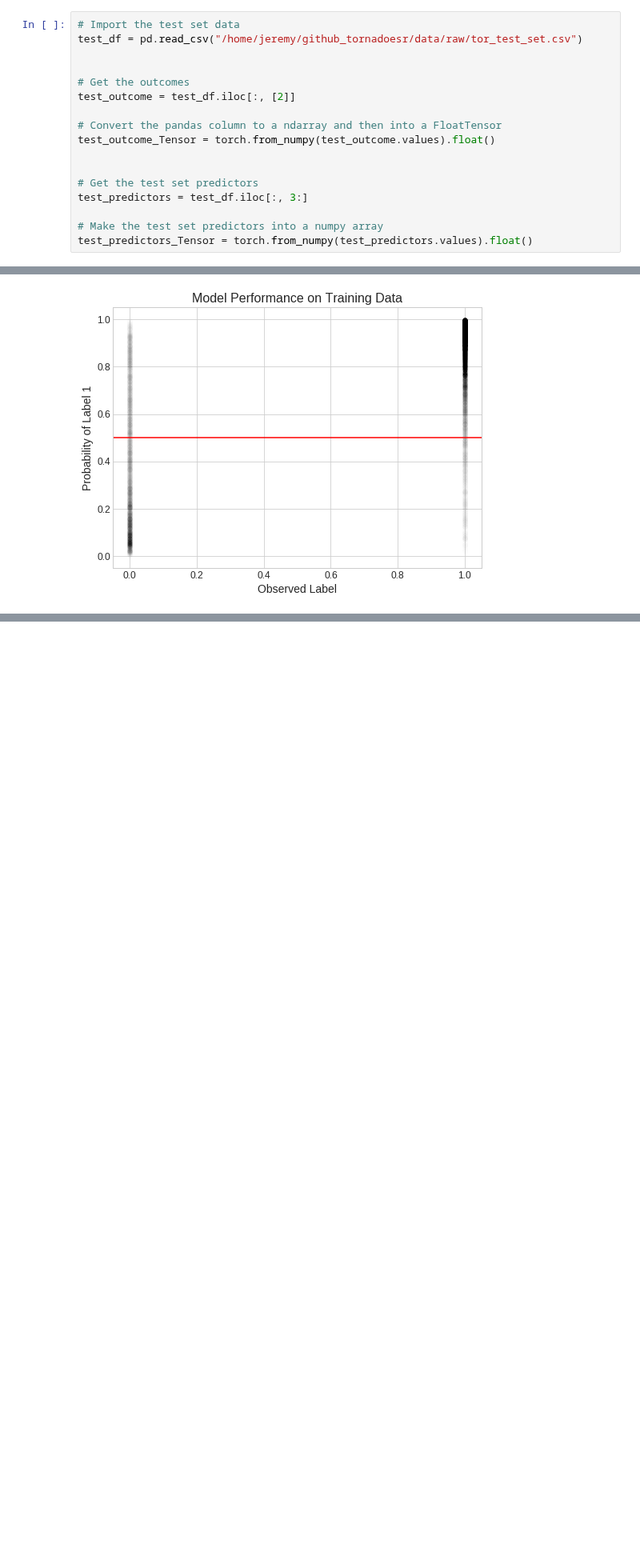
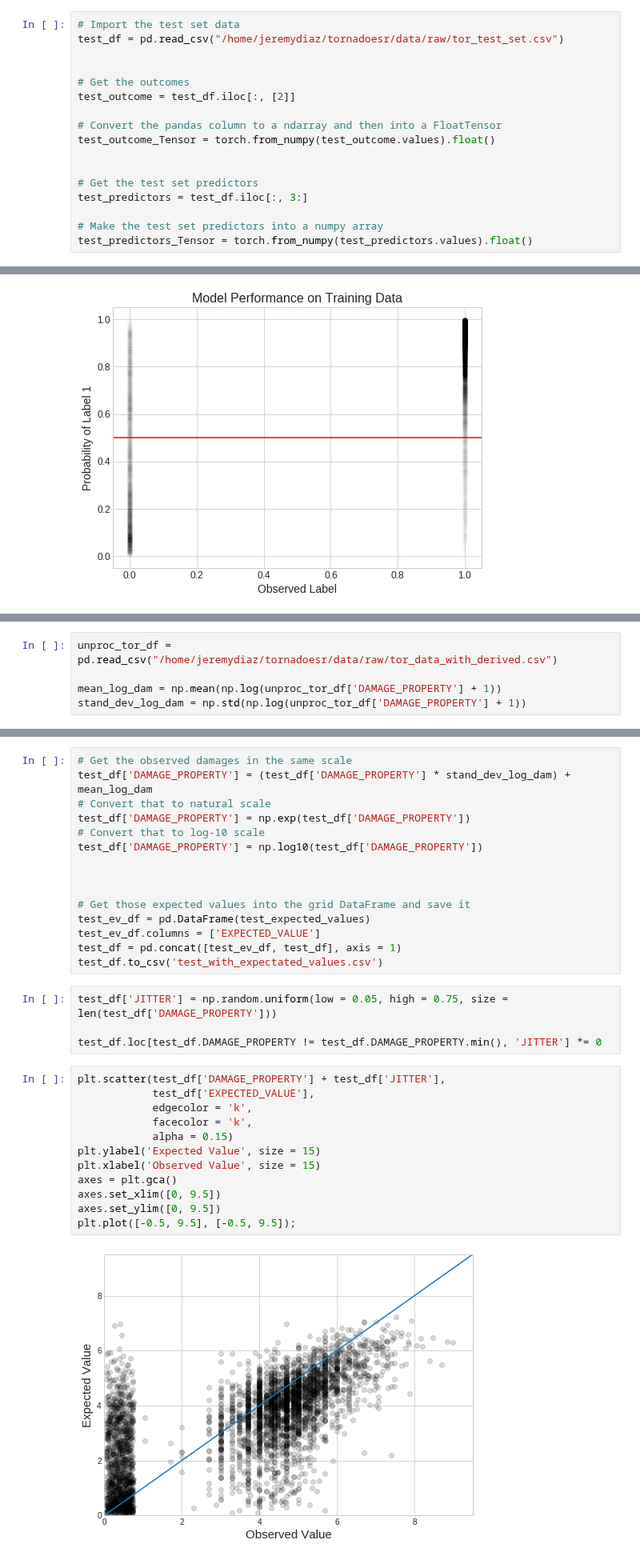
Before and after one commit to jdiaz4302/tornadoesr, a Jupyter notebook: Complete_Workflow/28_get_grid_pred.ipynb, the cells around one changed output, grey strips where cells are left out. Shown at 80% size. Drawn from its saved outputs; the diff is of its cells as text; blank space fills up the shorter version.

```diff
--- a/Complete_Workflow/28_get_grid_pred.ipynb
+++ b/Complete_Workflow/28_get_grid_pred.ipynb
@@ -501,7 +501,7 @@ cv_predictors = cv_df.iloc[:, 3:]
 cv_predictors_Tensor = torch.from_numpy(cv_predictors.values).float()
 # %%
 # Import the test set data
-test_df = pd.read_csv("/home/jeremy/github_tornadoesr/data/raw/tor_test_set.csv")
+test_df = pd.read_csv("/home/jeremydiaz/tornadoesr/data/raw/tor_test_set.csv")
 
 
 # Get the outcomes
@@ -646,0 +651,5 @@ axes.set_ylim([0, 1]);
+# %%
+unproc_tor_df = pd.read_csv("/home/jeremydiaz/tornadoesr/data/raw/tor_data_with_derived.csv")
+
+mean_log_dam = np.mean(np.log(unproc_tor_df['DAMAGE_PROPERTY'] + 1))
+stand_dev_log_dam = np.std(np.log(unproc_tor_df['DAMAGE_PROPERTY'] + 1))
@@ -646,0 +687,33 @@ axes.set_ylim([0, 1]);
+# %%
+# Get the observed damages in the same scale
+test_df['DAMAGE_PROPERTY'] = (test_df['DAMAGE_PROPERTY'] * stand_dev_log_dam) + mean_log_dam
+# Convert that to natural scale
+test_df['DAMAGE_PROPERTY'] = np.exp(test_df['DAMAGE_PROPERTY'])
+# Convert that to log-10 scale
+test_df['DAMAGE_PROPERTY'] = np.log10(test_df['DAMAGE_PROPERTY'])
+
+
+
+# Get those expected values into the grid DataFrame and save it
+test_ev_df = pd.DataFrame(test_expected_values)
+test_ev_df.columns = ['EXPECTED_VALUE']
+test_df = pd.concat([test_ev_df, test_df], axis = 1)
+test_df.to_csv('test_with_expectated_values.csv')
+# %%
+test_df['JITTER'] = np.random.uniform(low = 0.05, high = 0.75, size = len(test_df['DAMAGE_PROPERTY']))
+
+test_df.loc[test_df.DAMAGE_PROPERTY != test_df.DAMAGE_PROPERTY.min(), 'JITTER'] *= 0
+# %%
+plt.scatter(test_df['DAMAGE_PROPERTY'] + test_df['JITTER'],
+            test_df['EXPECTED_VALUE'],
+            edgecolor = 'k',
+            facecolor = 'k',
+            alpha = 0.15)
+plt.ylabel('Expected Value', size = 15)
+plt.xlabel('Observed Value', size = 15)
+axes = plt.gca()
+axes.set_xlim([0, 9.5])
+axes.set_ylim([0, 9.5])
+plt.plot([-0.5, 9.5], [-0.5, 9.5]);
+# %% [output]
+[figure, added]
```
Also changed, not shown: parts of 29 cells of this notebook.
